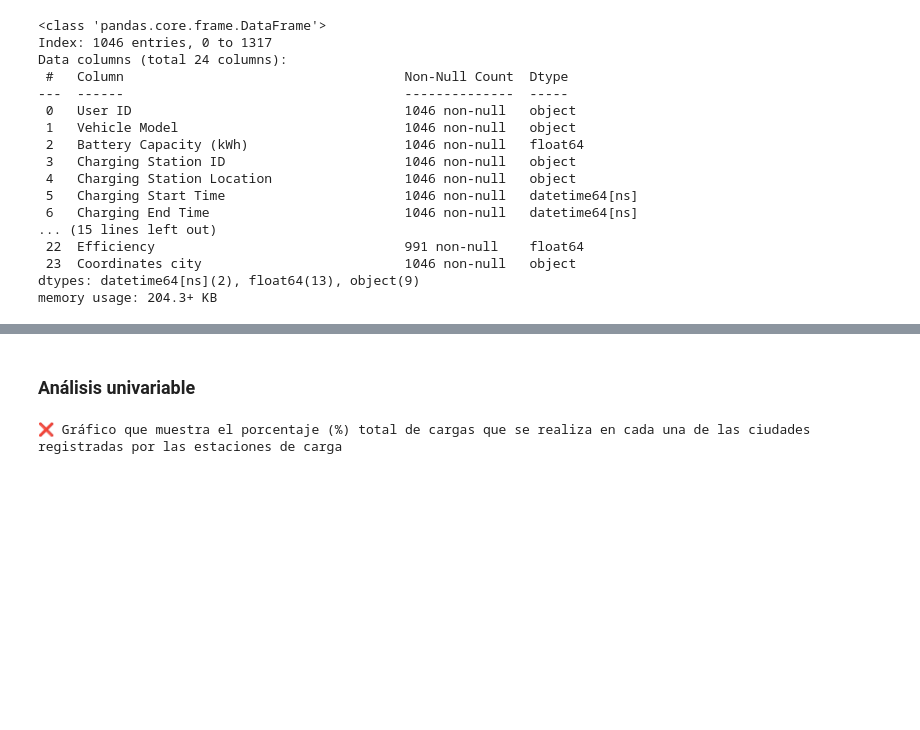
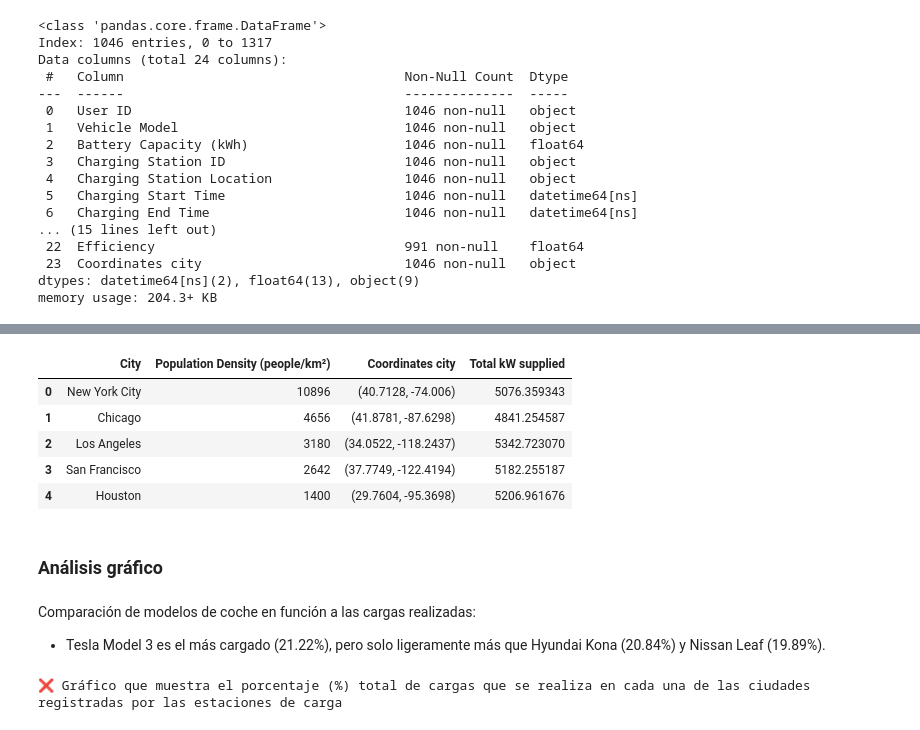
Before and after one commit to JorgeAlonsoC/JorgeAlonso_Repo, a Jupyter notebook: Jorge Alonso - EDA/Entregables/Jorge Alonso - Defnicion_EDA_2.0.ipynb, the cells around one changed output, grey strips where cells are left out. Cells and saved outputs as stored; diff of their text form; code cells hidden in the pictures; blank space fills up the shorter version.

```diff
--- a/Jorge Alonso - EDA/Entregables/Jorge Alonso - Defnicion_EDA_2.0.ipynb
+++ b/Jorge Alonso - EDA/Entregables/Jorge Alonso - Defnicion_EDA_2.0.ipynb
@@ -258,0 +262,5 @@ variables_temporales = [
+# %%
+#importamo el data set de densidad de población
+
+ds_population = pd.read_csv('./Recursos/city_population_density.csv')
+ds_population.head(5)
@@ -259,5 +274,38 @@ variables_temporales = [
+# %%
+#Creamos una columna con las coordenadas de la ciudad, para poder realizar posteriormente un mapa con los datos registrados
+
+#1 creamos diccionarios con las coordenadas de las fiudades:
+
+coordenadas = {
+    "Houston": (29.7604, -95.3698),
+    "San Francisco": (37.7749, -122.4194),
+    "Los Angeles": (34.0522, -118.2437),
+    "Chicago": (41.8781, -87.6298),
+    "New York City": (40.7128, -74.0060)
+}
+
+#2 Columna nueva juntando las coordenadas en una misma celda
+
+ds_population["Coordinates city"] = ds_population["City"].map(coordenadas)
+# %%
+#añadimos una columna que me de la suma total de kW suministrados en dicha ciudad
+
+kw_per_city = ds_evs_clean.groupby("Coordinates city")["Charging Rate (kW)"].sum()
+
+ds_population["Total kW supplied"] = ds_population["Coordinates city"].map(kw_per_city)
+
+ds_population.head(5)
+
+#Realozar un mapa de burbujar con estos datos
+# %% [output]
+|  | City | Population Density (people/km²) | Coordinates city | Total kW supplied |
+| 0 | New York City | 10896 | (40.7128, -74.006) | 5076.359343 |
+| 1 | Chicago | 4656 | (41.8781, -87.6298) | 4841.254587 |
+| 2 | Los Angeles | 3180 | (34.0522, -118.2437) | 5342.723070 |
+| 3 | San Francisco | 2642 | (37.7749, -122.4194) | 5182.255187 |
+| 4 | Houston | 1400 | (29.7604, -95.3698) | 5206.961676 |
 # %% [markdown]
-### Análisis univariable ###
+### Análisis gráfico ###
 # %%
 # Calcular datos
 model_counts = ds_evs_clean['Vehicle Model'].value_counts()
@@ -293,6 +341,10 @@ layout = go.Layout(
 
 fig = go.Figure(data=[trace], layout=layout)
 iplot(fig)
+# %% [markdown]
+Comparación de modelos de coche en función a las cargas realizadas:
+
+- Tesla Model 3 es el más cargado (21.22%), pero solo ligeramente más que Hyundai Kona (20.84%) y Nissan Leaf (19.89%).
 # %%
 # Calcular datos
 location_counts = ds_evs_clean['Charging Station Location'].value_counts()
```
Also changed, not shown: parts of 11 cells of this notebook, 1 other file.
